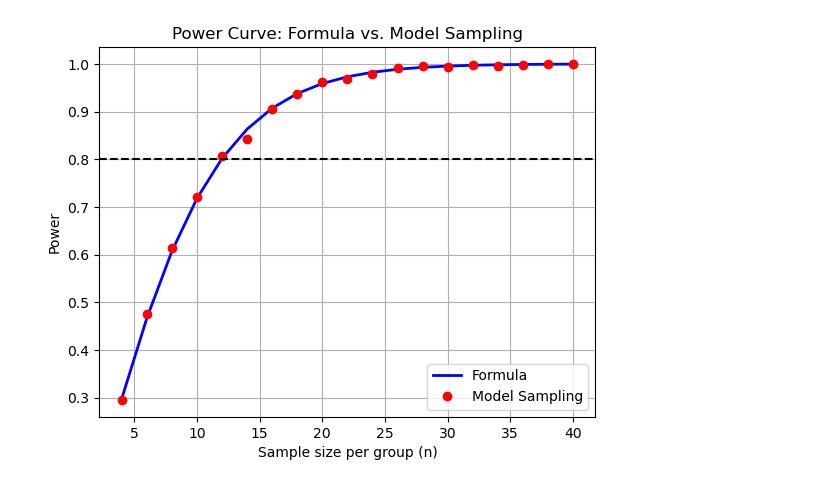
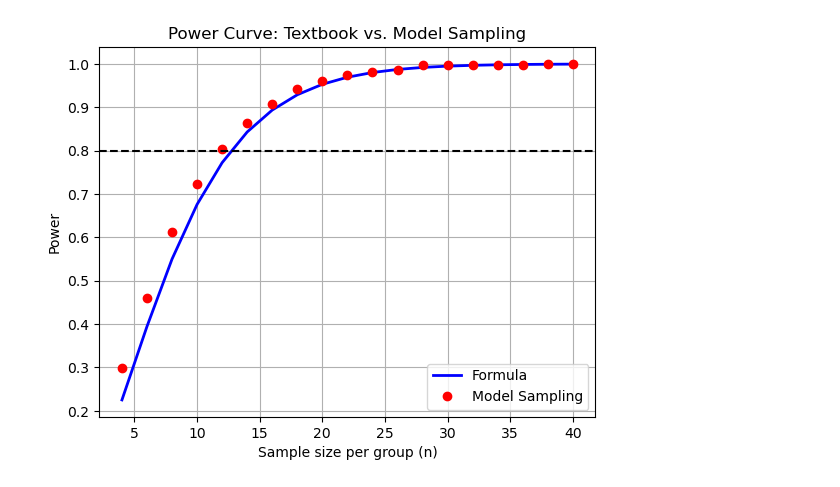
Before and after one commit to Mark-Kramer/METER-Units, a Jupyter notebook: Deep_Dive_Sample_Size.ipynb, the cells around one changed output. Cells and saved outputs as stored; diff of their text form; code cells hidden in the pictures.

Commit message:
Update Deep Dive for Sample Size based on feedback

```diff
--- a/Deep_Dive_Sample_Size.ipynb
+++ b/Deep_Dive_Sample_Size.ipynb
@@ -15 +18,6 @@ hi_X = data['high_X']
+# %%
+# Load in the data.
+data = loadmat("pilot_two_group_data.mat")
+Group_A = data['Group_A']
+Group_B = data['Group_B']
 # %%
@@ -40,0 +56,15 @@ Pilot results support our expectations:
+# %%
+N_resampled = 15                                             # Choose the sample size to investigate.
+alpha       = 0.05
+K           = 1000                                           # The total number of times we repeat our experiment.
+p_values    = np.zeros(K)
+for k in np.arange(K):                                       # For each resample,
+    ind = np.random.choice(np.size(Group_A), N_resampled)    # ... get N_resampled indices from Group A,
+    Group_A_resampled = Group_A[ind]                         # ... to create pseudodata for Group A.
+    ind = np.random.choice(np.size(Group_B), N_resampled)    # ... get N_resampled indices from Group B,
+    Group_B_resampled = Group_B[ind]                         # ... to create pseudodata for Group B.
+                                                             # Perform our statistical test on the resampled data,
+    _, p_value = stats.ttest_ind(Group_A_resampled, Group_B_resampled, equal_var=True)
+    p_values[k] = p_value[0]                                 # ... and save the p-value.
+statistical_power = np.sum(p_values < alpha)/K               # Calculate power as proportion of tests that reject the null hypothesis.
+print('Statistical power = {:.3f}'.format(statistical_power), 'for N_resampled={:.0f}'.format(N_resampled), 'and alpha={:.2f}'.format(alpha))
@@ -114,48 +147,49 @@ Compare the power results from sampling the model to the **textbook power formul
 # %%
 import numpy as np
 import matplotlib.pyplot as plt
 from scipy.stats import t, nct, ttest_ind
 
-# Parameters
-SD = 10
-d  = 12
-alpha = 0.05
+# Parameters we choose for our model
+SD = 10                               # Standard deviation of each group
+d  = 12                               # Difference in means between groups (effect size)
+alpha = 0.05                          # Type I error rate
 
 # Sample sizes per group to evaluate
 n_list = np.arange(4, 41, 2)
 
-power_parametric_curve = np.zeros(len(n_list))
-power_montecarlo_curve = np.zeros(len(n_list))
+# We'll compute power using the textbook formulation and using our model.
+power_textbook_curve = np.zeros(len(n_list))
+power_modeling_curve = np.zeros(len(n_list))
 
-nSimCurve = 2000
-rng = np.random.default_rng()
-for k, n_k in enumerate(n_list):
-    df_k = 2 * n_k - 2
+for i, N in enumerate(n_list):
+    df_k = 2 * N - 2                     # Degrees of freedom
 
-    # Power for two-sided two-sample t-test
-    lam = d / (SD * np.sqrt(2 / n_k))      # Noncentrality parameter
-    tcrit = t.ppf(1 - alpha / 2, df_k)     # Two-sided critical t-value
-    power_parametric_curve[k] = (1 - nct.cdf(tcrit, df_k, lam) + nct.cdf(-tcrit, df_k, lam))
+    # Power for two-sided two-sample t-test (from the textbook)
+    tstat = d / (SD * np.sqrt(2 / N))    # t-statistic, depends on difference in means (numerator), standard deviation (denominator), and sqrt(2/sample size) (denominator)
+    tcrit = t.ppf(1 - alpha / 2, N)     # Two-sided critical t-value
+    power_textbook_curve[i] = (1 - nct.cdf(tcrit, df_k, tstat) + nct.cdf(-tcrit, df_k, tstat))
 
-    # Model estimate
-    rejected_k = np.zeros(nSimCurve, dtype=bool)
-    for i in range(nSimCurve):
-        g1 = rng.normal(loc=0, scale=SD, size=n_k)
-        g2 = rng.normal(loc=d, scale=SD, size=n_k)
-        _, p = ttest_ind(g1, g2, equal_var=True)
-        rejected_k[i] = p < alpha
-    power_montecarlo_curve[k] = np.mean(rejected_k)
+    # Modeling estimate
+    K = 2000;                                           # ... repeat K experiments,
+    p_values = np.zeros(K)
+    for k in np.arange(K):                              # For each experiment
+        gB = np.random.randn(N,1) * SD                  # ... get N samples from Group B,
+        gA = np.random.randn(N,1) * SD + d              # ... get N samples from Group A,
+                                                        # Perform our statistical test on the resampled data,
+        _, p_value = stats.ttest_ind(gB, gA, equal_var=True)
+        p_values[k] = p_value[0]                        # ... and save the p-value.
+    power_modeling_curve[i] = np.sum(p_values < alpha)/K   # Calculate power as percent of tests that reject the null hypothesis.
 
 # Plot
 plt.figure()
-plt.plot(n_list, power_parametric_curve, 'b-', linewidth=2, label='Formula')
-plt.plot(n_list, power_montecarlo_curve, 'ro', markerfacecolor='r', label='Model Sampling')
+plt.plot(n_list, power_textbook_curve, 'b-', linewidth=2, label='Formula')
+plt.plot(n_list, power_modeling_curve, 'ro', markerfacecolor='r', label='Model Sampling')
 plt.axhline(0.80, color='k', linestyle='--')
 plt.xlabel('Sample size per group (n)')
 plt.ylabel('Power')
-plt.title('Power Curve: Formula vs. Model Sampling')
+plt.title('Power Curve: Textbook vs. Model Sampling')
 plt.legend(loc='lower right')
 plt.grid(True)
 plt.show()
 # %% [output]
-[figure, old version]
+[figure, new version]
```
Also changed, not shown: parts of 13 cells of this notebook, 1 other file.
